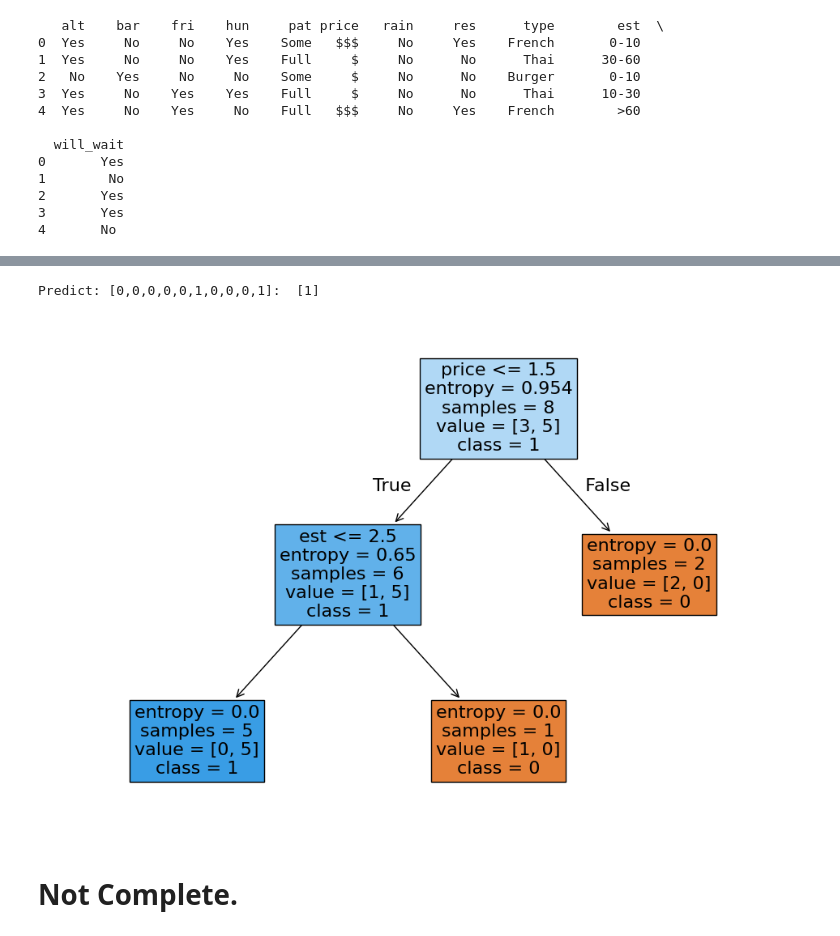
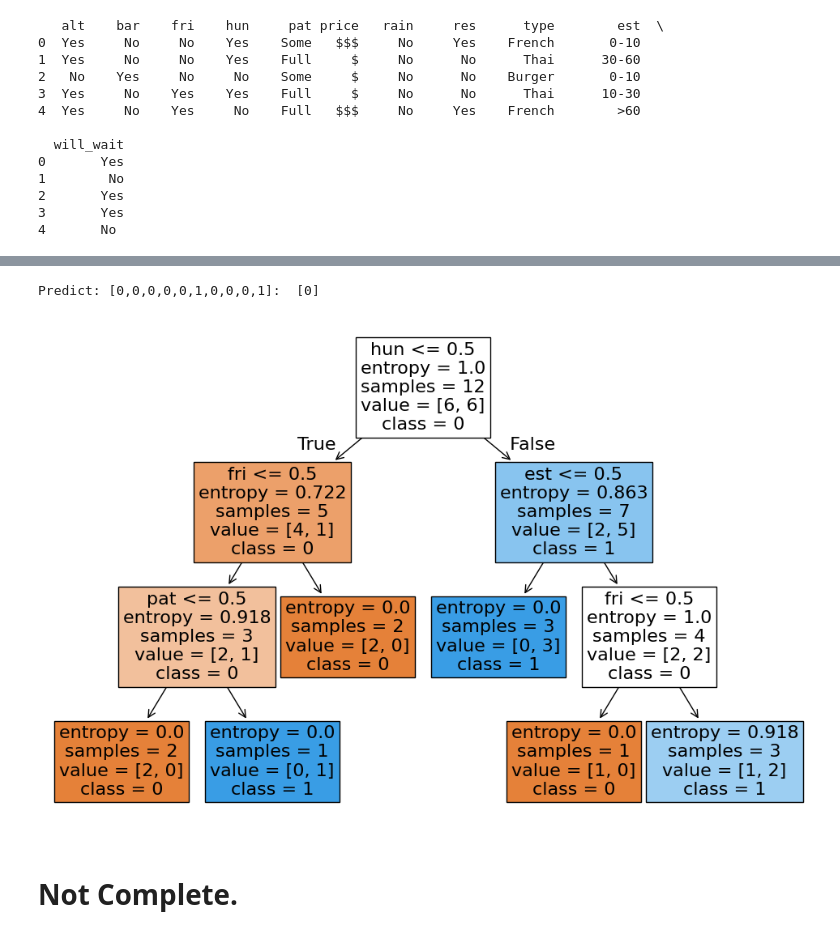
Before and after one commit to everestso/Fall24Spring25, a Jupyter notebook: c264s25DecisionTrees.ipynb, the cells around one changed output, grey strips where cells are left out. Cells and saved outputs as stored; diff of their text form; code cells hidden in the pictures.

```diff
--- a/c264s25DecisionTrees.ipynb
+++ b/c264s25DecisionTrees.ipynb
@@ -34,7 +34,7 @@ import pandas as pd
 # Direct download from the raw content link
 url = "https://raw.githubusercontent.com/aimacode/aima-data/master/restaurant.csv"
 try:
-  df = pd.read_csv(url)
+  df = pd.read_csv(url, header=None)
   #print(df.head()) # Display first few rows for verification
 
   # Convert non-numeric features to numeric using Label Encoding
@@ -47,7 +47,7 @@ try:
         df[column] = le.fit_transform(df[column])
         label_encoders[column] = le  # Store the encoder
 
-  print(df.head())
+  print(df)
 except Exception as e:
   print(f"An error occurred: {e}")
 # %% [output]
@@ -104,7 +104,7 @@ from sklearn.preprocessing import LabelEncoder
 url = "https://raw.githubusercontent.com/aimacode/aima-data/master/restaurant.csv"
 try:
   # Read the CSV, specifying the correct header row
-  df = pd.read_csv(url, header=0)
+  df = pd.read_csv(url, header=None)
 
   # Add the header row
   df.columns = ['alt', 'bar', 'fri', 'hun', 'pat', 'price', 'rain', 'res', 'type', 'est', 'will_wait']
@@ -148,7 +141,7 @@ import matplotlib.pyplot as plt
 url = "https://raw.githubusercontent.com/aimacode/aima-data/master/restaurant.csv"
 try:
   # Read the CSV, specifying the correct header row
-  df = pd.read_csv(url, header=0)
+  df = pd.read_csv(url, header=None)
 
     # Add the header row
   df.columns = ['alt', 'bar', 'fri', 'hun', 'pat', 'price', 'rain', 'res', 'type', 'est', 'will_wait']
@@ -203,7 +196,7 @@ try:
 
   # Initialize and train the decision tree classifier
   clf_gini = DecisionTreeClassifier(criterion="gini", max_depth=3, random_state=42) # Limit depth to 3
-  clf_gini = clf.fit(X_train,y_train)
+  clf_gini = clf_gini.fit(X_train,y_train)
   print("Predict: [0,0,0,0,0,1,0,0,0,1]: ", clf_gini.predict([[0,0,0,0,0,1,0,0,0,1]]))
   '''
   # Visualize the decision tree
@@ -234,27 +227,27 @@ Predict: [0,0,0,0,0,1,0,0,0,1]:  [1]
 # %%
   # Initialize and train the decision tree classifier
   clf_entropy = DecisionTreeClassifier(criterion="entropy", max_depth=3, random_state=42) # Limit depth to 3
-  clf_entropy = clf_entropy.fit(X_train,y_train)
+  clf_entropy = clf_entropy.fit(X,y)
 
   print("Predict: [0,0,0,0,0,1,0,0,0,1]: ", clf_entropy.predict([[0,0,0,0,0,1,0,0,0,1]]))
   '''
   # Visualize the decision tree
   plt.figure(figsize=(12,8))
   tree.plot_tree(clf, feature_names=X.columns, class_names=['0','1'], filled=True)
   plt.show()
   '''
 
   # Visualize the decision tree
   plt.figure(figsize=(12, 8))
   tree.plot_tree(clf_entropy,
                 feature_names=X.columns,
                 class_names=['0','1'],
                 filled=True,
                 fontsize=16)  # Adjust fontsize as needed
   plt.show()
 # %% [output]
-Predict: [0,0,0,0,0,1,0,0,0,1]:  [1]
+Predict: [0,0,0,0,0,1,0,0,0,1]:  [0]
-[figure, old version]
+[figure, new version]
 # %% [markdown]
 # Not Complete.
 # %%
```
Also changed, not shown: parts of 8 cells of this notebook.
